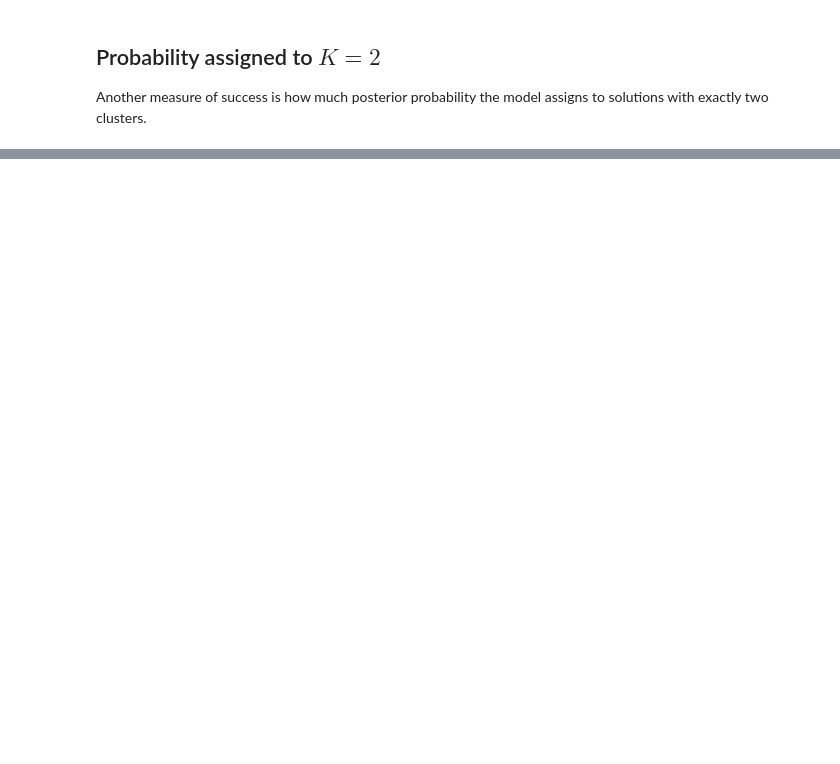
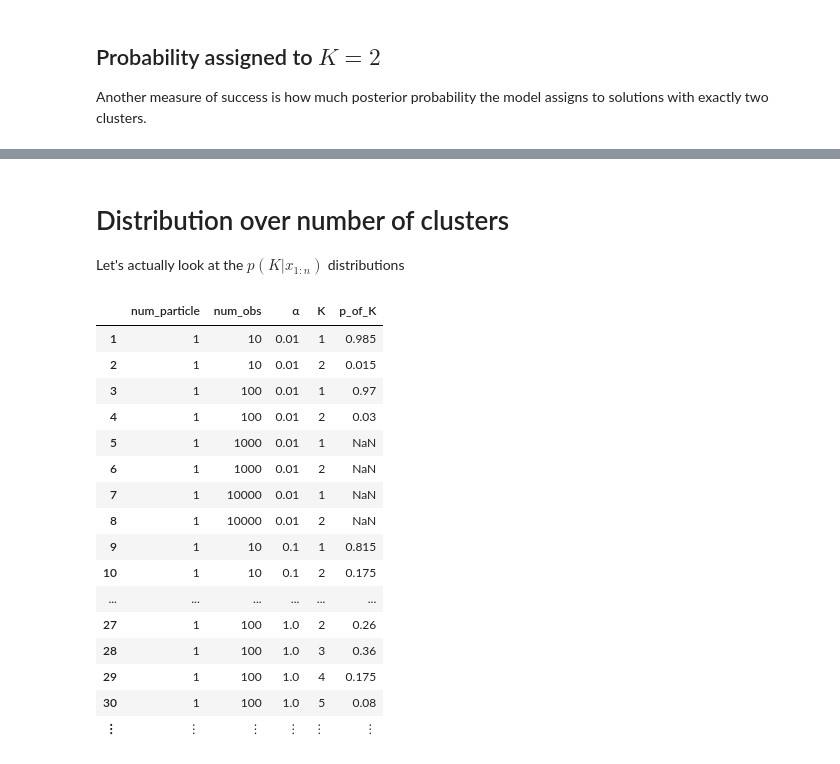
Before and after one commit to kleinschmidt/cogsci-particle-learn, a Jupyter notebook: cogcsi-notebook.ipynb, the cells around one changed output, grey strips where cells are left out. Cells and saved outputs as stored; diff of their text form; code cells hidden in the pictures; blank space fills up the shorter version.

```diff
--- a/cogcsi-notebook.ipynb
+++ b/cogcsi-notebook.ipynb
@@ -156,0 +191,36 @@ plot(run2_summary, x=:num_obs, y=:avg_p_K2, color=:num_particle, xgroup=:α,
+# %% [markdown]
+# Distribution over number of clusters
+
+Let's actually look at the $p(K | x_{1:n})$ distributions
+# %%
+run2_p_of_K = @_ run2_ers |>
+    [Dict(er...) for er in _] |>
+    dictofarrays |>
+    DataFrame |>
+    by(_, [:num_particle, :num_obs, :α]) do d
+        pks = d[:p_of_K]
+        max_k = maximum(length.(pks))
+        ps = zeros(Float64, max_k)
+        for pk in pks
+            ps[1:length(pk)] .+= pk
+        end
+        DataFrame(K=1:max_k, p_of_K = ps ./ size(d,1))
+    end
+# %% [output]
+|  | num_particle | num_obs | α | K | p_of_K |
+| 1 | 1 | 10 | 0.01 | 1 | 0.985 |
+| 2 | 1 | 10 | 0.01 | 2 | 0.015 |
+| 3 | 1 | 100 | 0.01 | 1 | 0.97 |
+| 4 | 1 | 100 | 0.01 | 2 | 0.03 |
+| 5 | 1 | 1000 | 0.01 | 1 | NaN |
+| 6 | 1 | 1000 | 0.01 | 2 | NaN |
+| 7 | 1 | 10000 | 0.01 | 1 | NaN |
+| 8 | 1 | 10000 | 0.01 | 2 | NaN |
+| 9 | 1 | 10 | 0.1 | 1 | 0.815 |
+| 10 | 1 | 10 | 0.1 | 2 | 0.175 |
+| ... | ... | ... | ... | ... | ... |
+| 27 | 1 | 100 | 1.0 | 2 | 0.26 |
+| 28 | 1 | 100 | 1.0 | 3 | 0.36 |
+| 29 | 1 | 100 | 1.0 | 4 | 0.175 |
+| 30 | 1 | 100 | 1.0 | 5 | 0.08 |
+| ⋮ | ⋮ | ⋮ | ⋮ | ⋮ | ⋮ |
```
Also changed, not shown: parts of 5 cells of this notebook.
